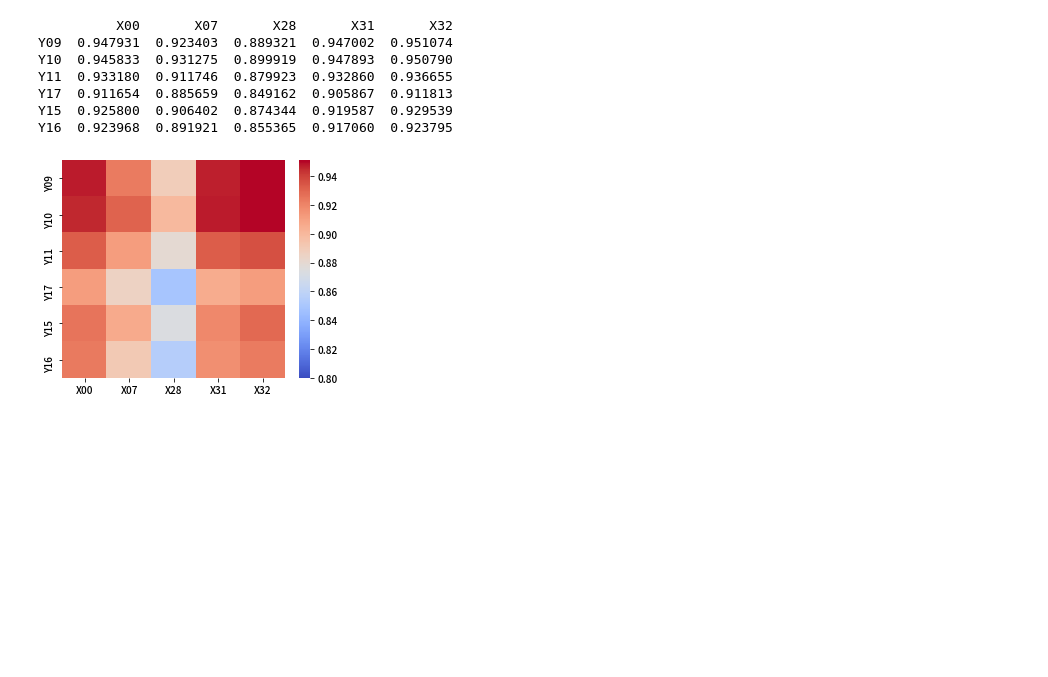
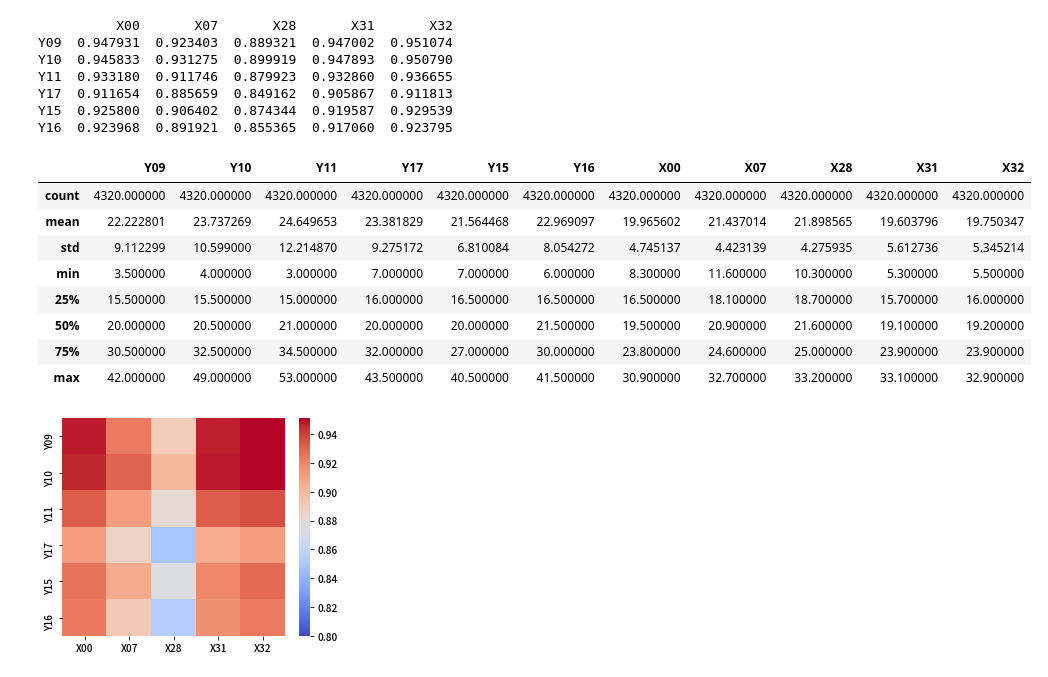
Before and after one commit to YunjinPark/dacon_temperature_forecasts, a Jupyter notebook: eda.ipynb, the cells around one changed output. Cells and saved outputs as stored; diff of their text form; code cells hidden in the pictures; blank space fills up the shorter version.

```diff
--- a/eda.ipynb
+++ b/eda.ipynb
@@ -681,6 +702,18 @@ Y11  0.933180  0.911746  0.879923  0.932860  0.936655
 Y17  0.911654  0.885659  0.849162  0.905867  0.911813
 Y15  0.925800  0.906402  0.874344  0.919587  0.929539
 Y16  0.923968  0.891921  0.855365  0.917060  0.923795
+# %%
+g.df.describe()
+# %% [output]
+|  | Y09 | Y10 | Y11 | Y17 | Y15 | Y16 | X00 | X07 | X28 | X31 | X32 |
+| count | 4320.000000 | 4320.000000 | 4320.000000 | 4320.000000 | 4320.000000 | 4320.000000 | 4320.000000 | 4320.000000 | 4320.000000 | 4320.000000 | 4320.000000 |
+| mean | 22.222801 | 23.737269 | 24.649653 | 23.381829 | 21.564468 | 22.969097 | 19.965602 | 21.437014 | 21.898565 | 19.603796 | 19.750347 |
+| std | 9.112299 | 10.599000 | 12.214870 | 9.275172 | 6.810084 | 8.054272 | 4.745137 | 4.423139 | 4.275935 | 5.612736 | 5.345214 |
+| min | 3.500000 | 4.000000 | 3.000000 | 7.000000 | 7.000000 | 6.000000 | 8.300000 | 11.600000 | 10.300000 | 5.300000 | 5.500000 |
+| 25% | 15.500000 | 15.500000 | 15.000000 | 16.000000 | 16.500000 | 16.500000 | 16.500000 | 18.100000 | 18.700000 | 15.700000 | 16.000000 |
+| 50% | 20.000000 | 20.500000 | 21.000000 | 20.000000 | 20.000000 | 21.500000 | 19.500000 | 20.900000 | 21.600000 | 19.100000 | 19.200000 |
+| 75% | 30.500000 | 32.500000 | 34.500000 | 32.000000 | 27.000000 | 30.000000 | 23.800000 | 24.600000 | 25.000000 | 23.900000 | 23.900000 |
+| max | 42.000000 | 49.000000 | 53.000000 | 43.500000 | 40.500000 | 41.500000 | 30.900000 | 32.700000 | 33.200000 | 33.100000 | 32.900000 |
 # %%
 g.heatmap()
 # %% [output]
```
Also changed, not shown: parts of 10 cells of this notebook.
